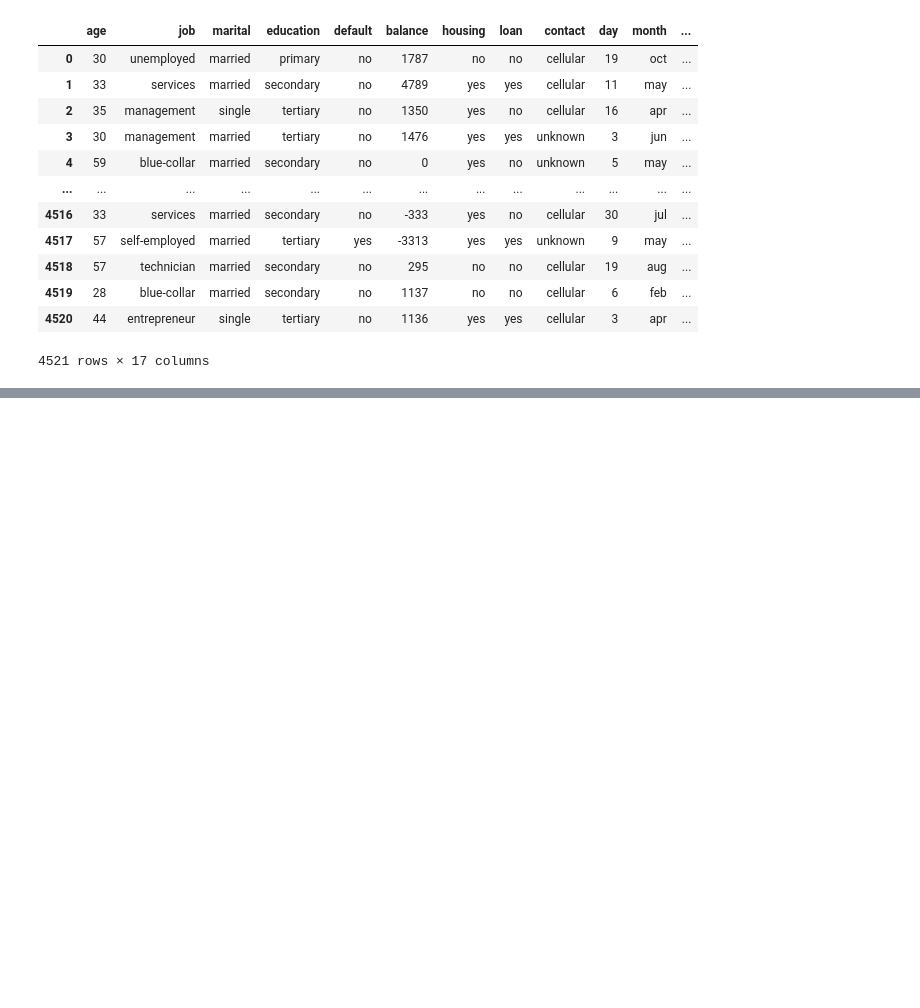
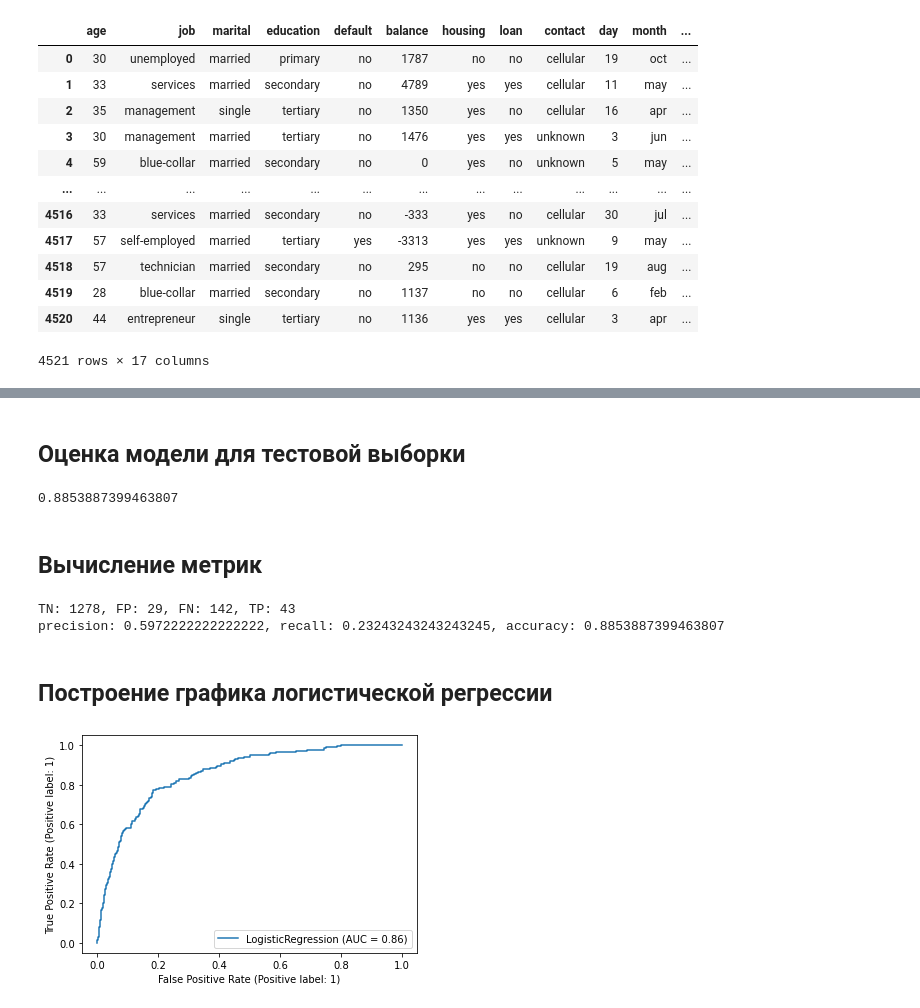
Before and after one commit to EkT1oN/tris, a Jupyter notebook: bank.ipynb, the cells around one changed output, grey strips where cells are left out. Saved outputs shown, nothing was run; the diff lists cells and outputs as text; code cells hidden in the pictures; blank space fills up the shorter version.

```diff
--- a/bank.ipynb
+++ b/bank.ipynb
@@ -82,0 +59,5 @@ job_dict
+# %%
+binary = pandas.DataFrame()
+for c in ['default', 'housing', 'loan', 'y']:
+    binary = pandas.concat([binary, data[c].map({'yes': 1, 'no': 0})], axis=1)
+binary
@@ -82,0 +80,3 @@ job_dict
+# %%
+prepared = data[['age', 'balance', 'day', 'duration', 'campaign', 'pdays', 'previous']].join(binary).join(categorial)
+prepared
@@ -82,0 +99,6 @@ job_dict
+# %%
+x = prepared.drop('y', 1)
+y = prepared[['y']]
+
+x_train, x_test, y_train, y_test = train_test_split(x, y, test_size=0.33, random_state=1)
+y
@@ -82,0 +122,2 @@ job_dict
+# %%
+lr_clf = LogisticRegression(random_state=0).fit(x_train, y_train)
@@ -82,0 +131,26 @@ job_dict
+# %% [markdown]
+## Оценка модели для тестовой выборки
+# %%
+lr_test_score = lr_clf.score(x_test, y_test)
+lr_test_score
+# %% [output]
+0.8853887399463807
+# %% [markdown]
+## Вычисление метрик
+# %%
+y_pred = lr_clf.predict(x_test)
+lr_tn, lr_fp, lr_fn, lr_tp = sklearn.metrics.confusion_matrix(y_test, y_pred).ravel()
+lr_precision = sklearn.metrics.precision_score(y_test, y_pred)
+lr_recall = sklearn.metrics.recall_score(y_test, y_pred)
+lr_accuracy = sklearn.metrics.accuracy_score(y_test, y_pred)
+print(f'TN: {lr_tn}, FP: {lr_fp}, FN: {lr_fn}, TP: {lr_tp}')
+print(f'precision: {lr_precision}, recall: {lr_recall}, accuracy: {lr_accuracy}')
+# %% [output]
+TN: 1278, FP: 29, FN: 142, TP: 43
+precision: 0.5972222222222222, recall: 0.23243243243243245, accuracy: 0.8853887399463807
+# %% [markdown]
+## Построение графика логистической регрессии
+# %%
+lr_roc_display = sklearn.metrics.plot_roc_curve(lr_clf, x_test, y_test)
+# %% [output]
+[figure, added]
```
Also changed, not shown: parts of 30 cells of this notebook.
